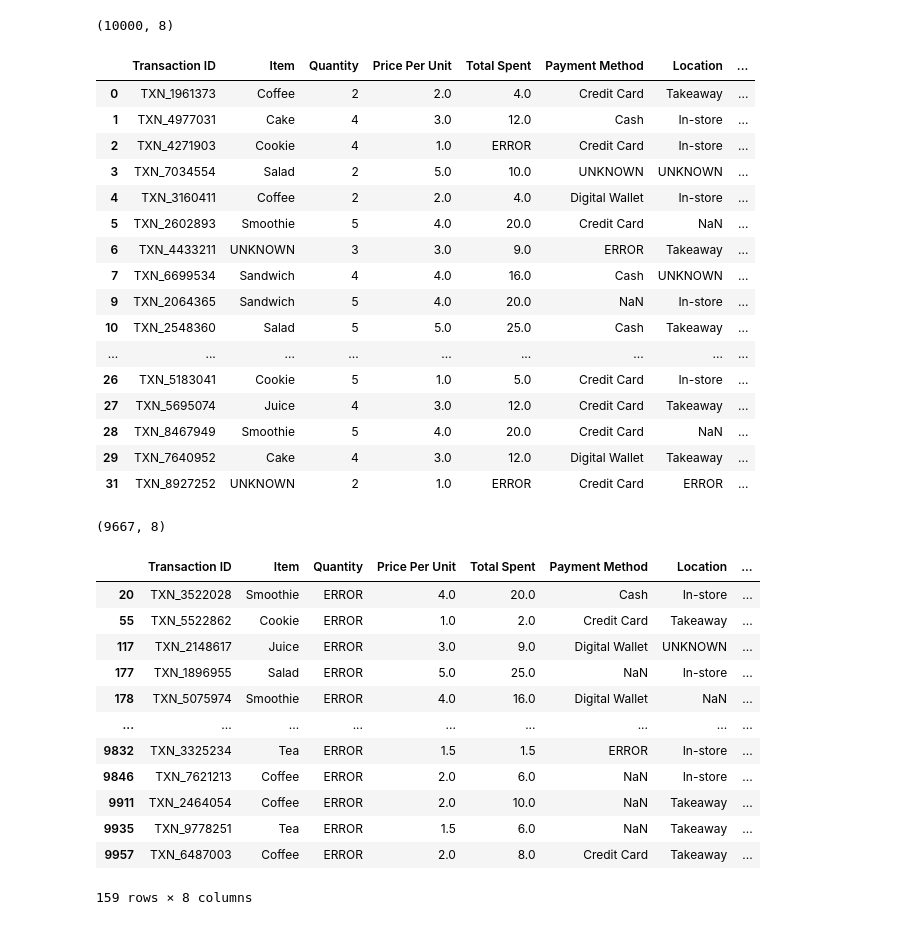
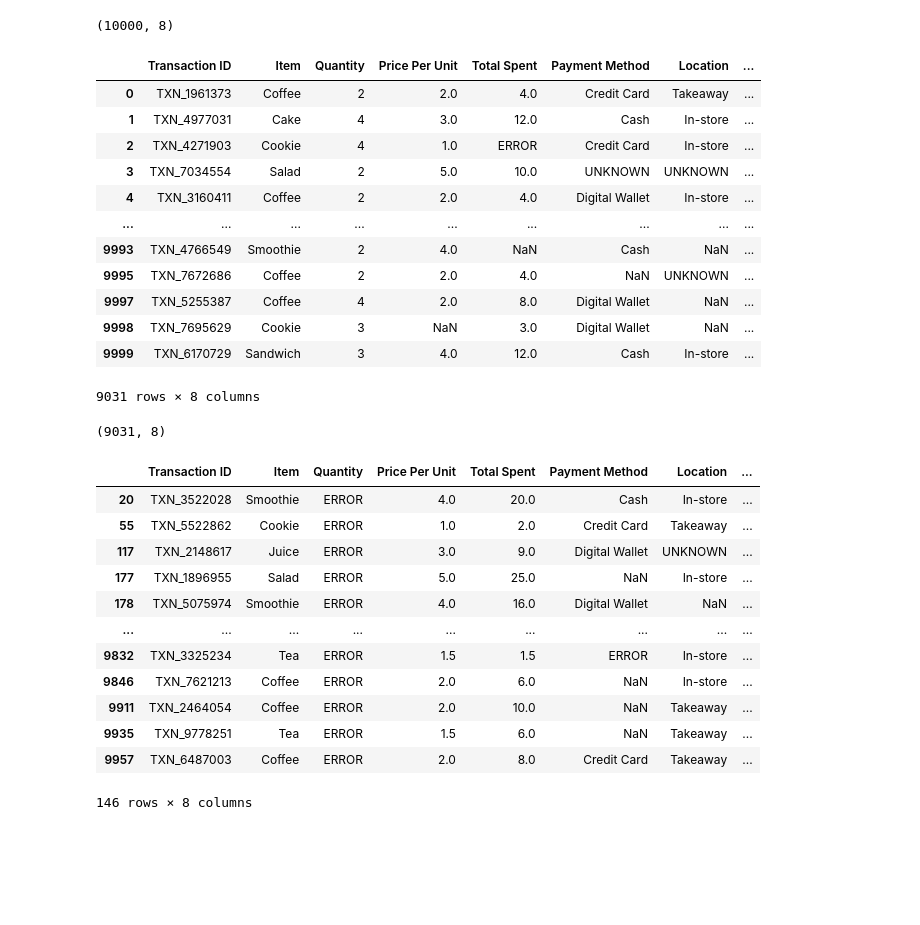
Before and after one commit to aayushmanz/Python-For-Data-Science, a Jupyter notebook: Pandas in Python/Practice in pandas/Practice_6_Dirty_cafe_sales.ipynb, the cells around one changed output. Drawn from its saved outputs; the diff is of its cells as text; code cells hidden in the pictures; blank space fills up the shorter version.

```diff
--- a/Pandas in Python/Practice in pandas/Practice_6_Dirty_cafe_sales.ipynb
+++ b/Pandas in Python/Practice in pandas/Practice_6_Dirty_cafe_sales.ipynb
@@ -61,30 +61,28 @@ df.shape # sorry woh experiment toh khoob mare but fr socha sab NaN uda deta hu
 # %%
 import numpy as np
 df.dropna(subset="Item", inplace=True) # we just removed those NaN values from our item column
-df['Item']= df["Item"].replace(['UKNOWN', 'ERROR'], np.nan)
-df.head(30)
+df['Item']= df["Item"].replace(['UNKNOWN', 'ERROR'], np.nan) # ok i learn new thinh that we can convert them into NaN then we can remove it
+df.dropna(subset="Item", inplace=True)
+
+df # so this is our cleaned data
 # %% [output]
 |  | Transaction ID | Item | Quantity | Price Per Unit | Total Spent | Payment Method | Location | ... |
 | 0 | TXN_1961373 | Coffee | 2 | 2.0 | 4.0 | Credit Card | Takeaway | ... |
 | 1 | TXN_4977031 | Cake | 4 | 3.0 | 12.0 | Cash | In-store | ... |
 | 2 | TXN_4271903 | Cookie | 4 | 1.0 | ERROR | Credit Card | In-store | ... |
 | 3 | TXN_7034554 | Salad | 2 | 5.0 | 10.0 | UNKNOWN | UNKNOWN | ... |
 | 4 | TXN_3160411 | Coffee | 2 | 2.0 | 4.0 | Digital Wallet | In-store | ... |
-| 5 | TXN_2602893 | Smoothie | 5 | 4.0 | 20.0 | Credit Card | NaN | ... |
-| 6 | TXN_4433211 | UNKNOWN | 3 | 3.0 | 9.0 | ERROR | Takeaway | ... |
-| 7 | TXN_6699534 | Sandwich | 4 | 4.0 | 16.0 | Cash | UNKNOWN | ... |
-| 9 | TXN_2064365 | Sandwich | 5 | 4.0 | 20.0 | NaN | In-store | ... |
-| 10 | TXN_2548360 | Salad | 5 | 5.0 | 25.0 | Cash | Takeaway | ... |
 | ... | ... | ... | ... | ... | ... | ... | ... | ... |
-| 26 | TXN_5183041 | Cookie | 5 | 1.0 | 5.0 | Credit Card | In-store | ... |
-| 27 | TXN_5695074 | Juice | 4 | 3.0 | 12.0 | Credit Card | Takeaway | ... |
-| 28 | TXN_8467949 | Smoothie | 5 | 4.0 | 20.0 | Credit Card | NaN | ... |
-| 29 | TXN_7640952 | Cake | 4 | 3.0 | 12.0 | Digital Wallet | Takeaway | ... |
-| 31 | TXN_8927252 | UNKNOWN | 2 | 1.0 | ERROR | Credit Card | ERROR | ... |
+| 9993 | TXN_4766549 | Smoothie | 2 | 4.0 | NaN | Cash | NaN | ... |
+| 9995 | TXN_7672686 | Coffee | 2 | 2.0 | 4.0 | NaN | UNKNOWN | ... |
+| 9997 | TXN_5255387 | Coffee | 4 | 2.0 | 8.0 | Digital Wallet | NaN | ... |
+| 9998 | TXN_7695629 | Cookie | 3 | NaN | 3.0 | Digital Wallet | NaN | ... |
+| 9999 | TXN_6170729 | Sandwich | 3 | 4.0 | 12.0 | Cash | In-store | ... |
+9031 rows × 8 columns
 # %%
 df.shape
 # %% [output]
-(9667, 8)
+(9031, 8)
 # %%
 # lets check that how many number of NaN and ERROR values in Quantity
 df[df['Quantity']=='ERROR']
@@ -101,4 +99,4 @@ df[df['Quantity']=='ERROR']
 | 9911 | TXN_2464054 | Coffee | ERROR | 2.0 | 10.0 | NaN | Takeaway | ... |
 | 9935 | TXN_9778251 | Tea | ERROR | 1.5 | 6.0 | NaN | Takeaway | ... |
 | 9957 | TXN_6487003 | Coffee | ERROR | 2.0 | 8.0 | Credit Card | Takeaway | ... |
-159 rows × 8 columns
+146 rows × 8 columns
```
Also changed, not shown: parts of 1 cell of this notebook.
